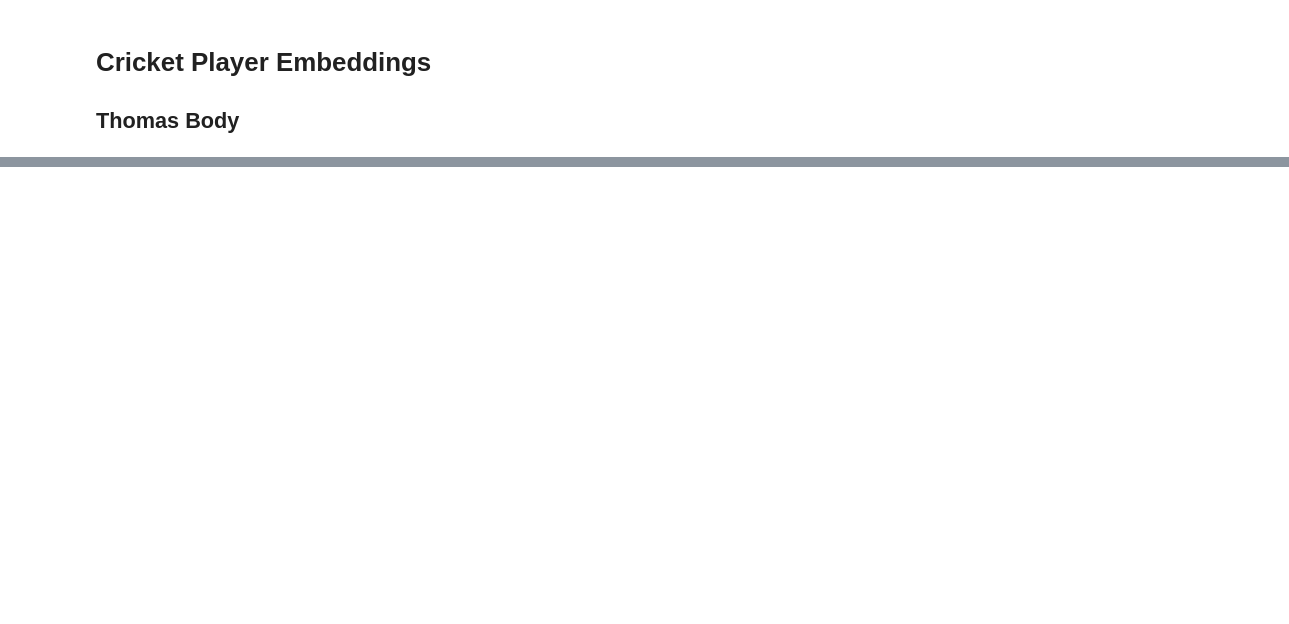
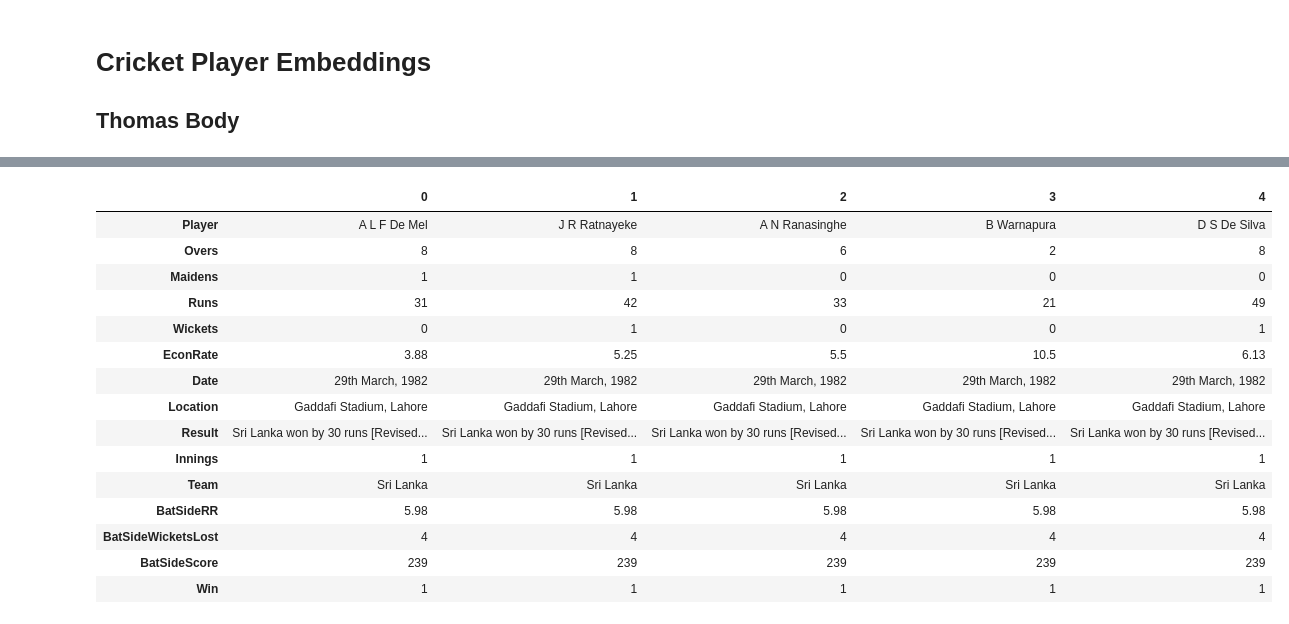
Before and after one commit to tombody/cricket-insights, a Jupyter notebook: Player embeddings.ipynb, the cells around one changed output, grey strips where cells are left out. Drawn from its saved outputs; the diff is of its cells as text; code cells hidden in the pictures; blank space fills up the shorter version.

```diff
--- a/Player embeddings.ipynb
+++ b/Player embeddings.ipynb
@@ -7,0 +69,19 @@ ModuleNotFoundError: No module named 'spacy'
+# %%
+bowlers_df.head().T
+# %% [output]
+|  | 0 | 1 | 2 | 3 | 4 |
+| Player | A L F De Mel | J R Ratnayeke | A N Ranasinghe | B Warnapura | D S De Silva |
+| Overs | 8 | 8 | 6 | 2 | 8 |
+| Maidens | 1 | 1 | 0 | 0 | 0 |
+| Runs | 31 | 42 | 33 | 21 | 49 |
+| Wickets | 0 | 1 | 0 | 0 | 1 |
+| EconRate | 3.88 | 5.25 | 5.5 | 10.5 | 6.13 |
+| Date | 29th March, 1982 | 29th March, 1982 | 29th March, 1982 | 29th March, 1982 | 29th March, 1982 |
+| Location | Gaddafi Stadium, Lahore | Gaddafi Stadium, Lahore | Gaddafi Stadium, Lahore | Gaddafi Stadium, Lahore | Gaddafi Stadium, Lahore |
+| Result | Sri Lanka won by 30 runs [Revised... | Sri Lanka won by 30 runs [Revised... | Sri Lanka won by 30 runs [Revised... | Sri Lanka won by 30 runs [Revised... | Sri Lanka won by 30 runs [Revised... |
+| Innings | 1 | 1 | 1 | 1 | 1 |
+| Team | Sri Lanka | Sri Lanka | Sri Lanka | Sri Lanka | Sri Lanka |
+| BatSideRR | 5.98 | 5.98 | 5.98 | 5.98 | 5.98 |
+| BatSideWicketsLost | 4 | 4 | 4 | 4 | 4 |
+| BatSideScore | 239 | 239 | 239 | 239 | 239 |
+| Win | 1 | 1 | 1 | 1 | 1 |
```
Also changed, not shown: parts of 44 cells of this notebook.
